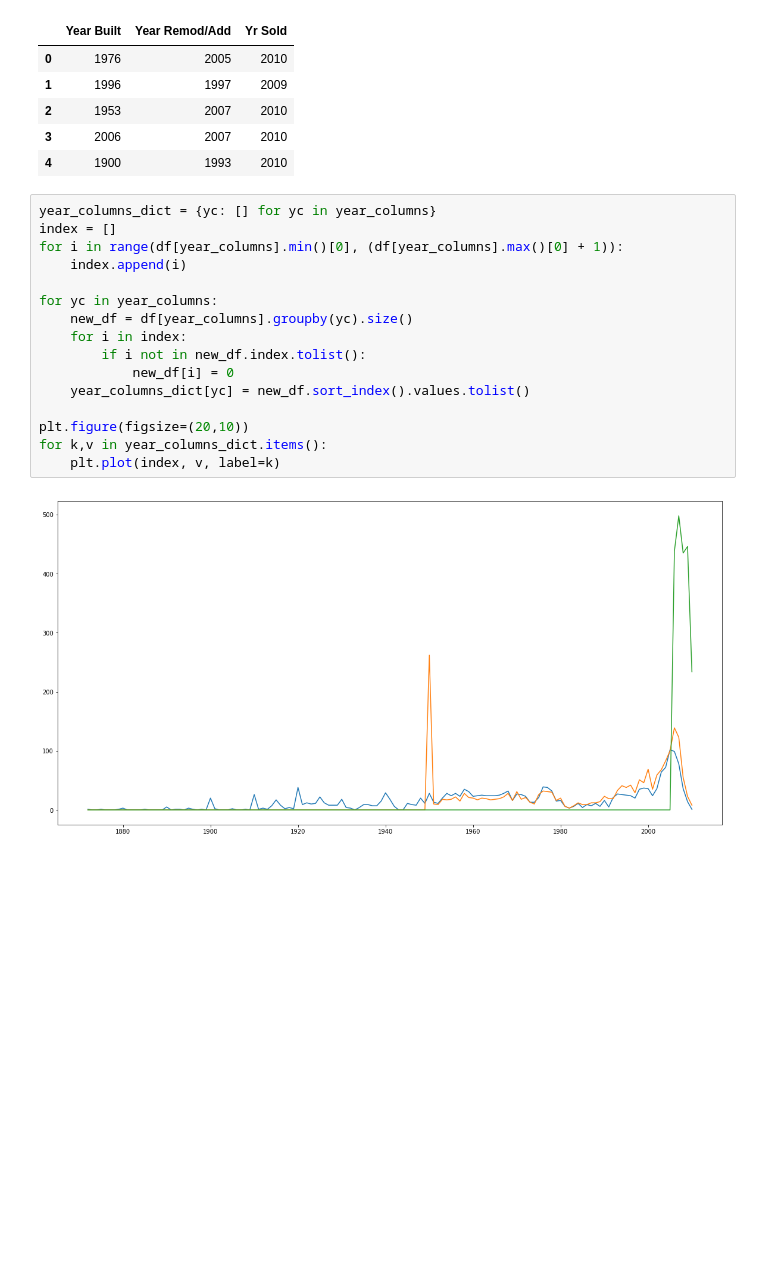
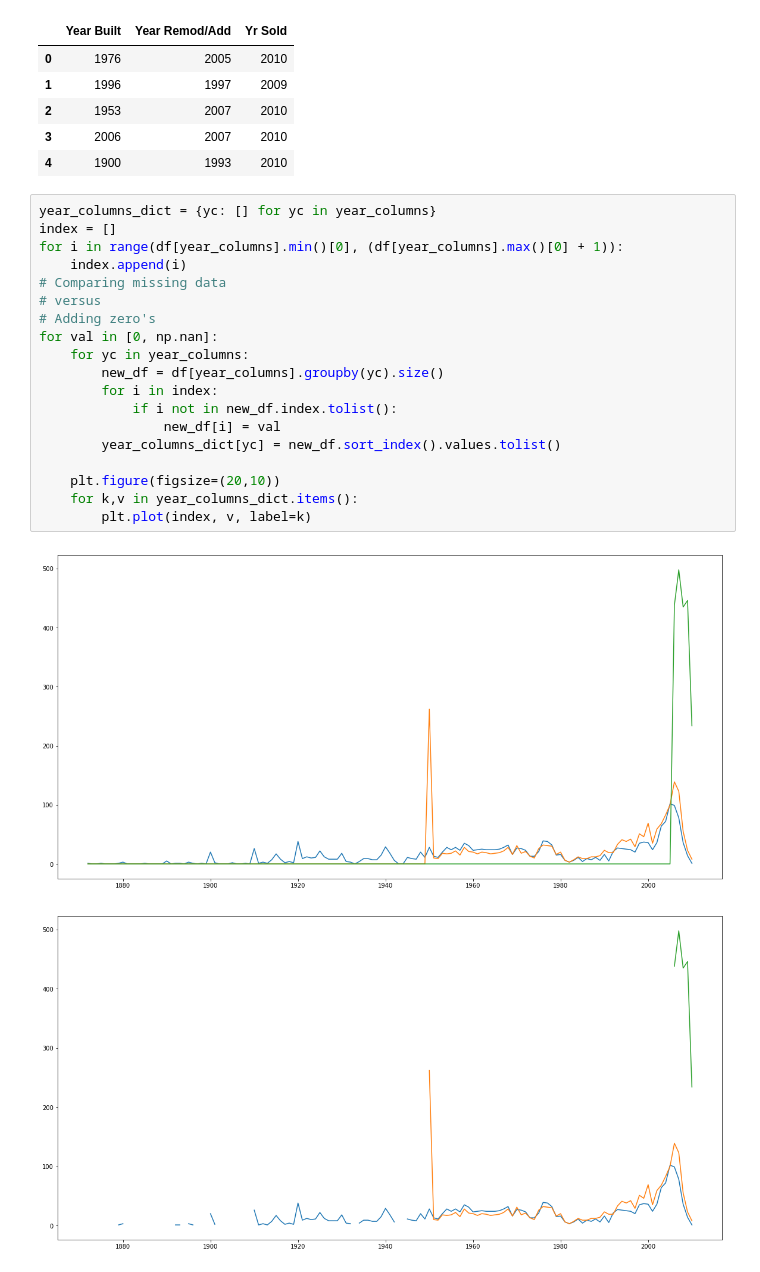
Before and after one commit to rajangdavis/fgr, a Jupyter notebook: jupyter_proofs/line_chart_idea.ipynb, the cells around one changed output. Drawn from its saved outputs; the diff is of its cells as text; blank space fills up the shorter version.

Commit message:
updated the line charts to reflect what should happen for a fill zero's versus fill nan strategy

```diff
--- a/jupyter_proofs/line_chart_idea.ipynb
+++ b/jupyter_proofs/line_chart_idea.ipynb
@@ -46,18 +47,22 @@ df[year_columns].head()
 # %%
 year_columns_dict = {yc: [] for yc in year_columns}
 index = []
 for i in range(df[year_columns].min()[0], (df[year_columns].max()[0] + 1)):
     index.append(i)
+# Comparing missing data
+# versus
+# Adding zero's
+for val in [0, np.nan]:
+    for yc in year_columns:
+        new_df = df[year_columns].groupby(yc).size()
+        for i in index:
+            if i not in new_df.index.tolist():
+                new_df[i] = val
+        year_columns_dict[yc] = new_df.sort_index().values.tolist()
 
-for yc in year_columns:
-    new_df = df[year_columns].groupby(yc).size()
-    for i in index:
-        if i not in new_df.index.tolist():
-            new_df[i] = 0
-    year_columns_dict[yc] = new_df.sort_index().values.tolist()
-
-plt.figure(figsize=(20,10))
-for k,v in year_columns_dict.items():
-    plt.plot(index, v, label=k)
+    plt.figure(figsize=(20,10))
+    for k,v in year_columns_dict.items():
+        plt.plot(index, v, label=k)
 # %% [output]
 [figure]
+[figure, added]
```
Also changed, not shown: parts of 1 cell of this notebook.
